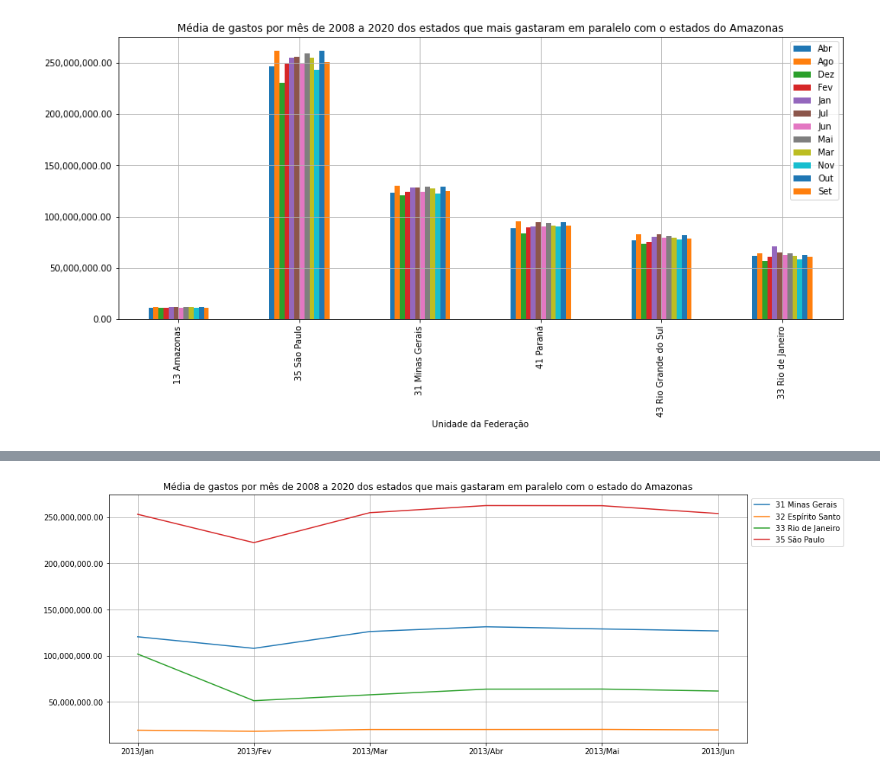
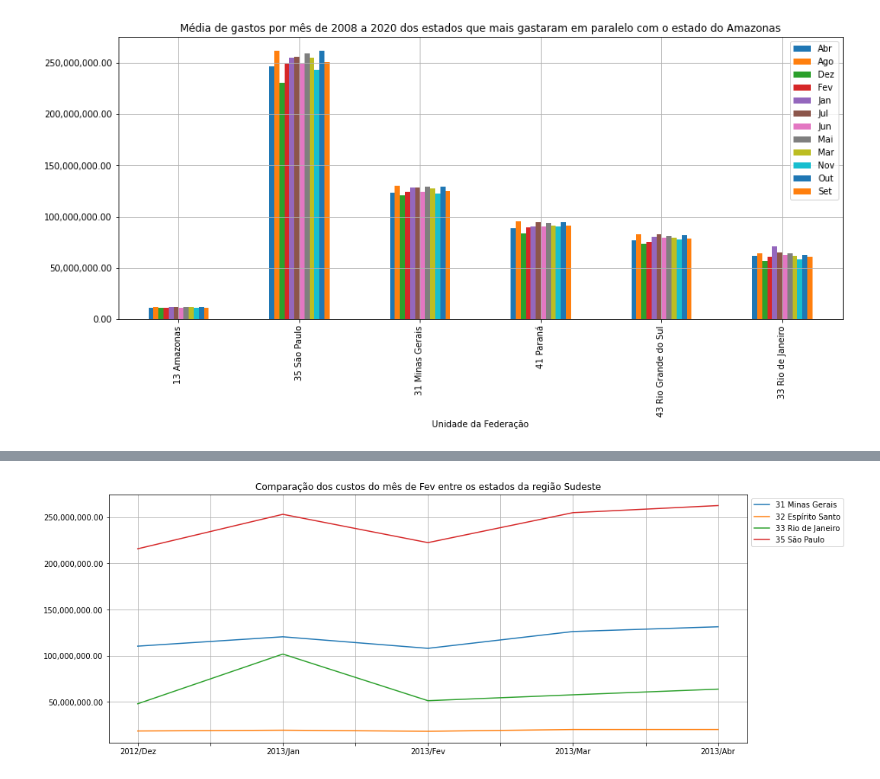
Before and after one commit to r10silveira/bootcampDataScience, a Jupyter notebook: Modulo1/Aula3.ipynb, the cells around one changed output, grey strips where cells are left out. Saved outputs shown, nothing was run; the diff lists cells and outputs as text; code cells hidden in the pictures.

```diff
--- a/Modulo1/Aula3.ipynb
+++ b/Modulo1/Aula3.ipynb
@@ -281,5 +282,7 @@ plt.show()
 # %%
 #Desafio 06
 usaveis_regiao_sudeste = usaveis.query("Região == 'Sudeste'")
-campos_2013 = ["2013/Jan","2013/Fev","2013/Mar","2013/Abr","2013/Mai","2013/Jun"]
+campos_2013 = ["2012/Dez","2013/Jan","2013/Fev","2013/Mar","2013/Abr"]
+
 usaveis_regiao_sudeste = usaveis_regiao_sudeste[campos_2013]
+usaveis_regiao_sudeste
@@ -286,8 +296,8 @@ usaveis_regiao_sudeste = usaveis_regiao_sudeste[campos_2013]
 # %%
 ax = usaveis_regiao_sudeste.T.plot(figsize=(15,6),grid=True)
 ax.legend(bbox_to_anchor=(1,1))
 ax.yaxis.set_major_formatter(ticker.StrMethodFormatter("{x:,.2f}"))
-ax.set_title("Custos da região Sudeste período de jan/2013 a jun/2013")
+ax.set_title("Comparação dos custos do mês de Fev entre os estados da região Sudeste")
 plt.show()
 # %% [output]
-[figure, old version]
+[figure, new version]
```
Also changed, not shown: parts of 8 cells of this notebook.
